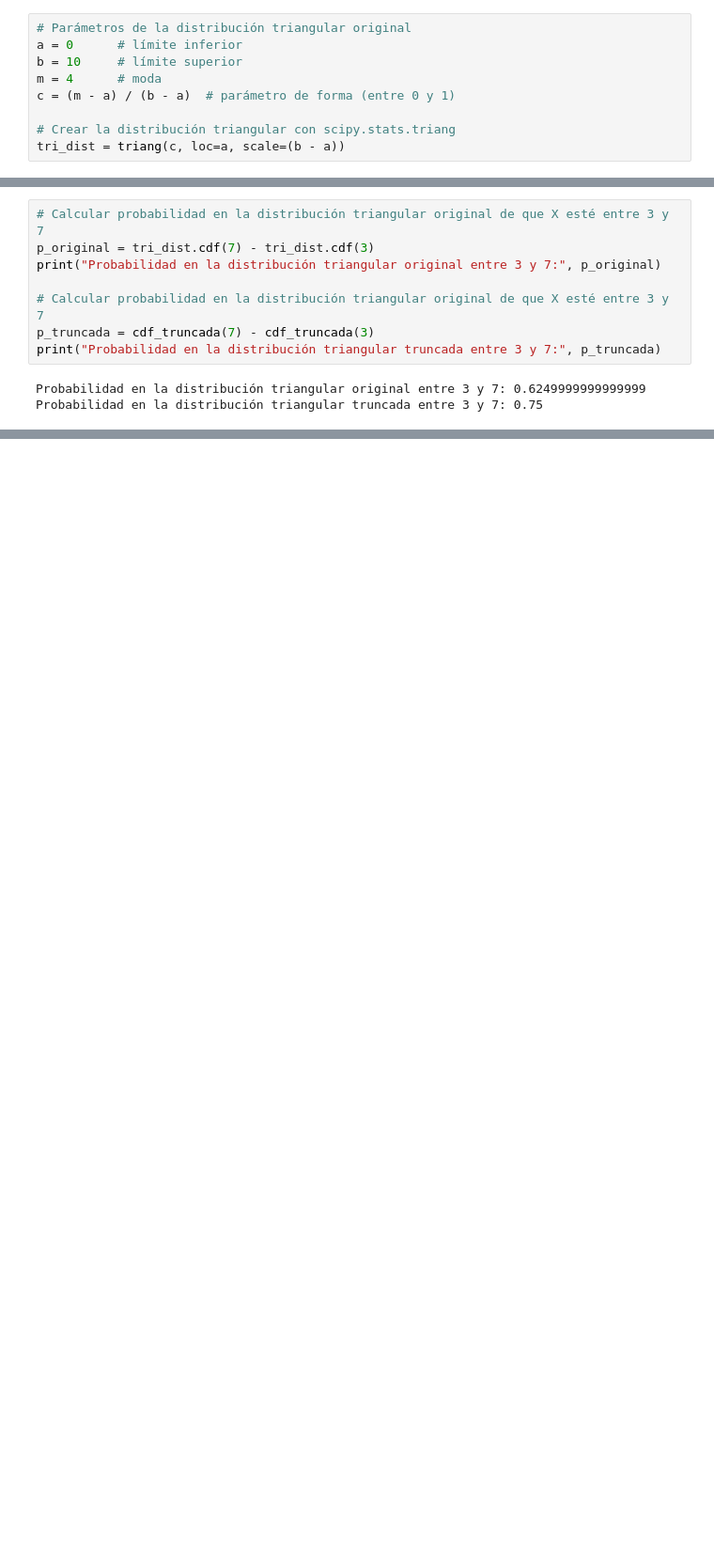
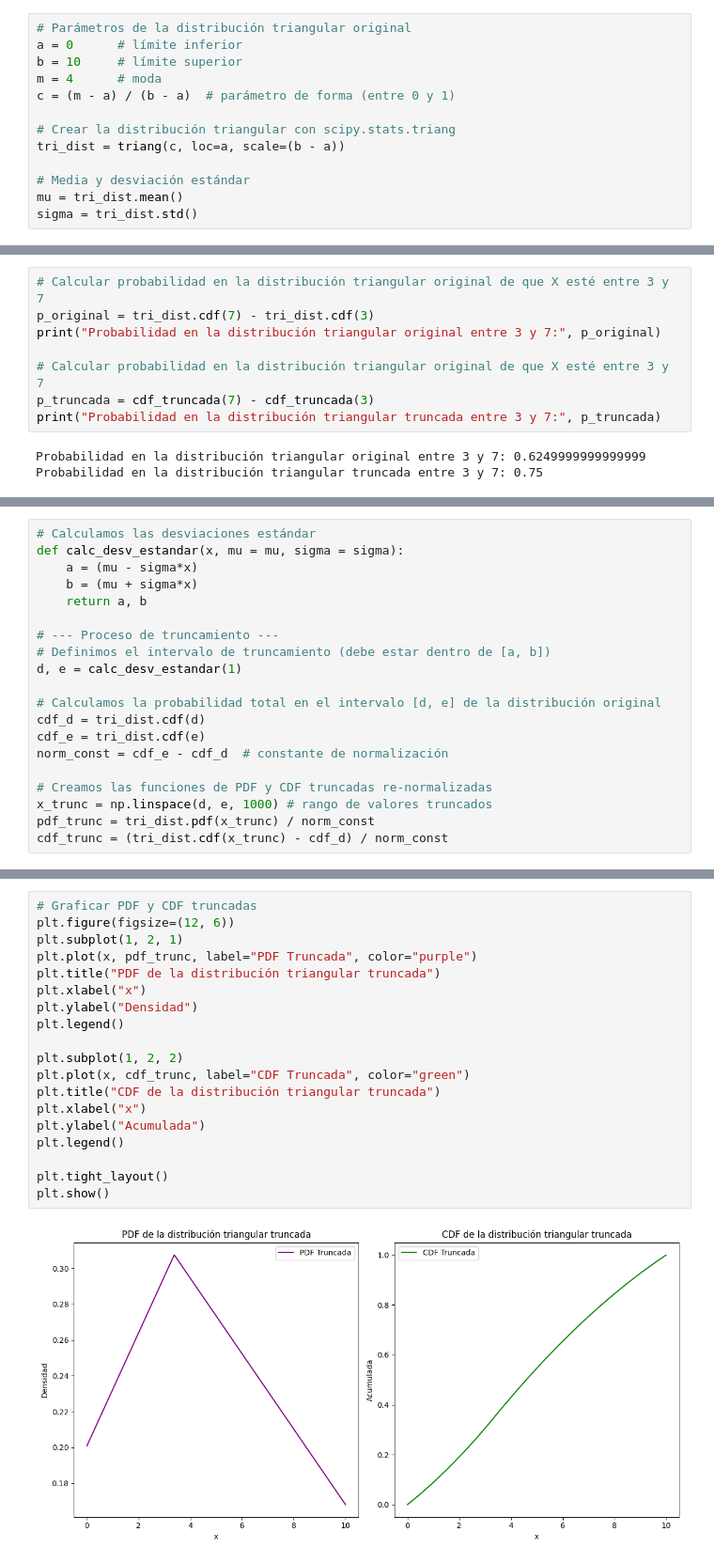
Before and after one commit to josedjaykv/Tareas_de_modelos, a Jupyter notebook: Truncated_triangular_distribution.ipynb, the cells around one changed output, grey strips where cells are left out. Shown: that part at 94% size. Saved outputs shown, nothing was run; the diff lists cells and outputs as text; blank space fills up the shorter version.

```diff
--- a/Truncated_triangular_distribution.ipynb
+++ b/Truncated_triangular_distribution.ipynb
@@ -15,3 +15,7 @@ c = (m - a) / (b - a)  # parámetro de forma (entre 0 y 1)
 
 # Crear la distribución triangular con scipy.stats.triang
 tri_dist = triang(c, loc=a, scale=(b - a))
+
+# Media y desviación estándar
+mu = tri_dist.mean()
+sigma = tri_dist.std()
@@ -122,0 +133,20 @@ print(p_truncada)
+# %%
+# Calculamos las desviaciones estándar
+def calc_desv_estandar(x, mu = mu, sigma = sigma):
+    a = (mu - sigma*x)
+    b = (mu + sigma*x)
+    return a, b
+
+# --- Proceso de truncamiento ---
+# Definimos el intervalo de truncamiento (debe estar dentro de [a, b])
+d, e = calc_desv_estandar(1)
+
+# Calculamos la probabilidad total en el intervalo [d, e] de la distribución original
+cdf_d = tri_dist.cdf(d)
+cdf_e = tri_dist.cdf(e)
+norm_const = cdf_e - cdf_d  # constante de normalización
+
+# Creamos las funciones de PDF y CDF truncadas re-normalizadas
+x_trunc = np.linspace(d, e, 1000) # rango de valores truncados
+pdf_trunc = tri_dist.pdf(x_trunc) / norm_const
+cdf_trunc = (tri_dist.cdf(x_trunc) - cdf_d) / norm_const
@@ -122,0 +155,21 @@ print(p_truncada)
+# %%
+# Graficar PDF y CDF truncadas
+plt.figure(figsize=(12, 6))
+plt.subplot(1, 2, 1)
+plt.plot(x, pdf_trunc, label="PDF Truncada", color="purple")
+plt.title("PDF de la distribución triangular truncada")
+plt.xlabel("x")
+plt.ylabel("Densidad")
+plt.legend()
+
+plt.subplot(1, 2, 2)
+plt.plot(x, cdf_trunc, label="CDF Truncada", color="green")
+plt.title("CDF de la distribución triangular truncada")
+plt.xlabel("x")
+plt.ylabel("Acumulada")
+plt.legend()
+
+plt.tight_layout()
+plt.show()
+# %% [output]
+[figure, added]
```
Also changed, not shown: parts of 18 cells of this notebook, 1 other file.
